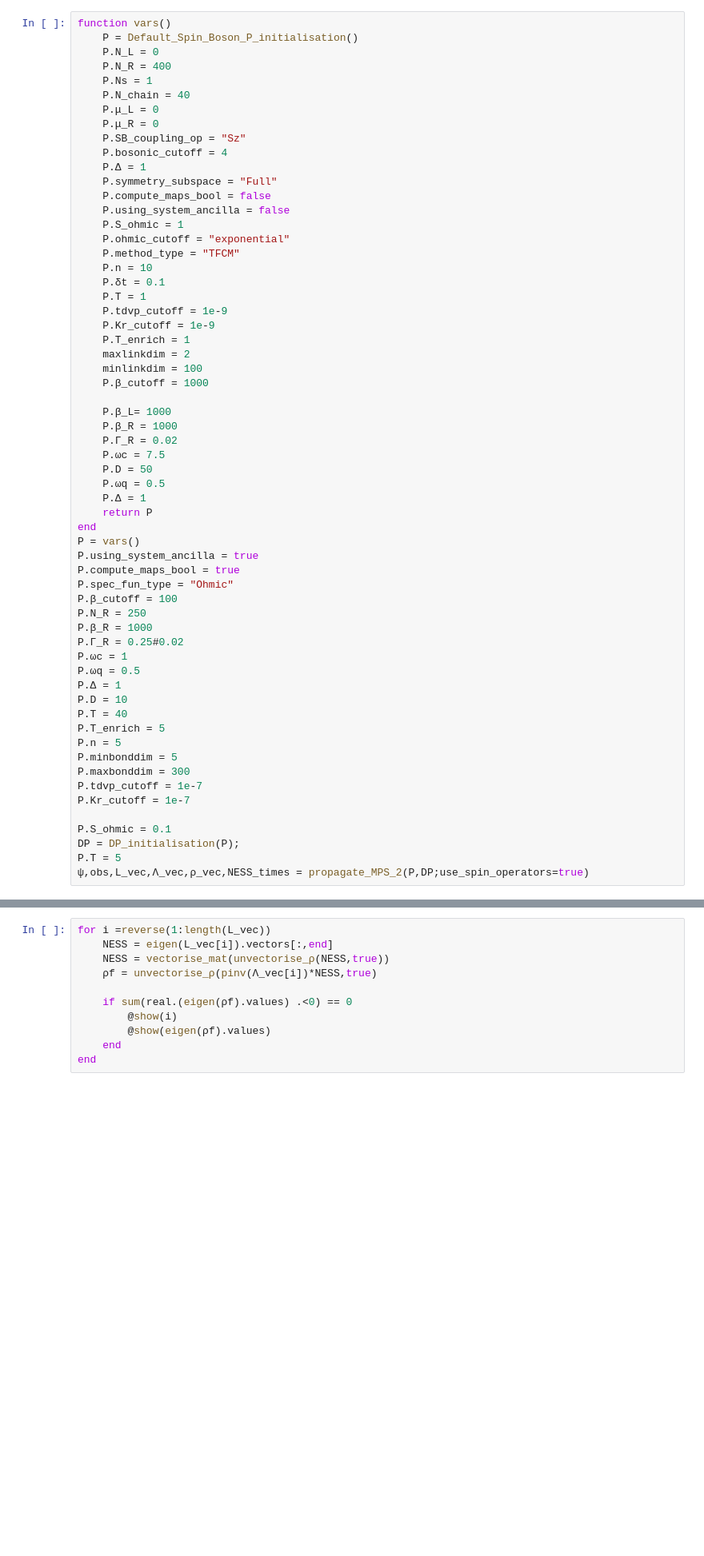
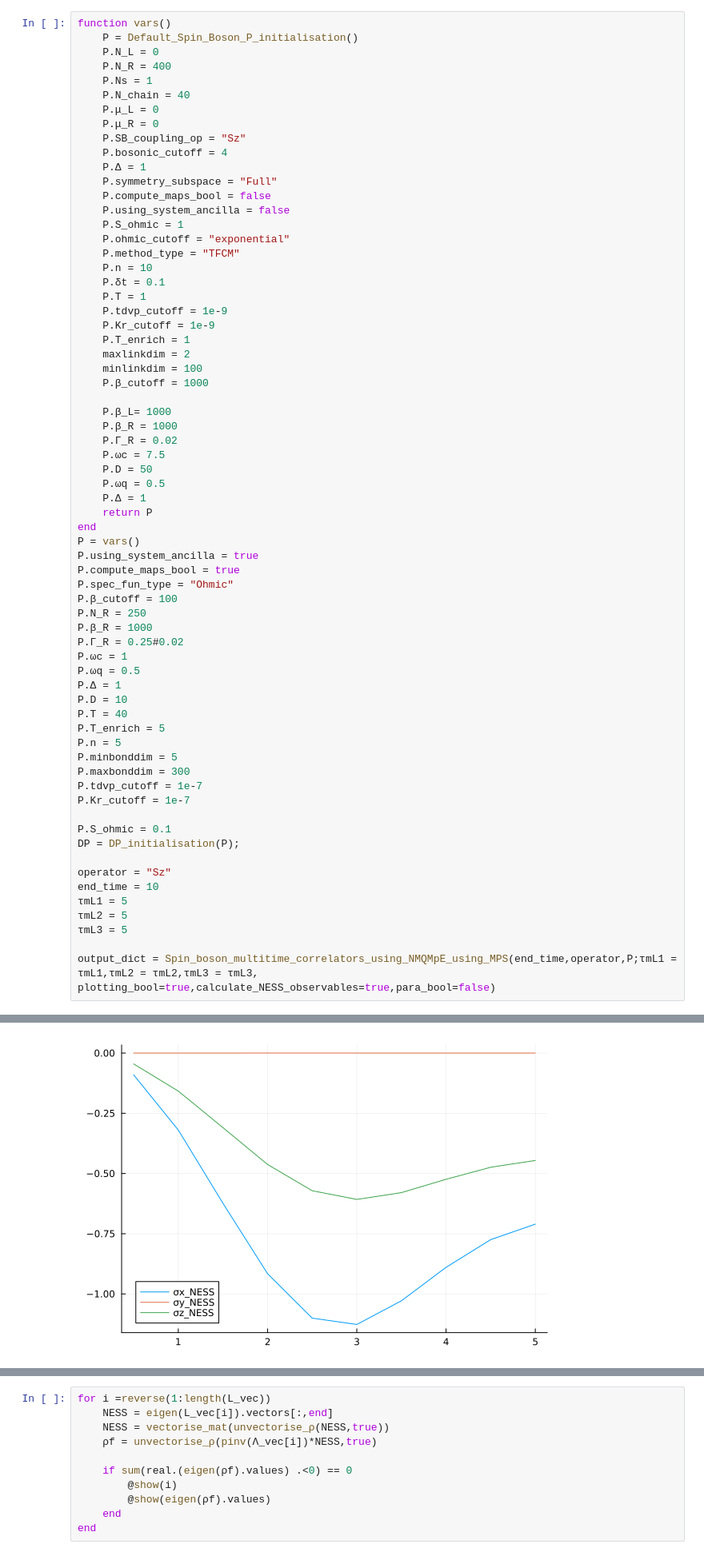
Before and after one commit to DavidStrachan1/Cleaned-PhD-repository, a Jupyter notebook: notebooks/Multitime_correlation_functions/Spin_boson.ipynb, the cells around one changed output, grey strips where cells are left out. Shown at 80% size. Drawn from its saved outputs; the diff is of its cells as text; blank space fills up the shorter version.

```diff
--- a/notebooks/Multitime_correlation_functions/Spin_boson.ipynb
+++ b/notebooks/Multitime_correlation_functions/Spin_boson.ipynb
@@ -59,5 +61,13 @@ P.Kr_cutoff = 1e-7
 
 P.S_ohmic = 0.1
 DP = DP_initialisation(P);
-P.T = 5
-ψ,obs,L_vec,Λ_vec,ρ_vec,NESS_times = propagate_MPS_2(P,DP;use_spin_operators=true)
+
+operator = "Sz"
+end_time = 10
+τmL1 = 5
+τmL2 = 5
+τmL3 = 5
+
+output_dict = Spin_boson_multitime_correlators_using_NMQMpE_using_MPS(end_time,operator,P;τmL1 = τmL1,τmL2 = τmL2,τmL3 = τmL3,
+plotting_bool=true,calculate_NESS_observables=true,para_bool=false)
+# %% [output]
@@ -63,0 +91 @@ P.T = 5
+[figure, added]
```
Also changed, not shown: parts of 9 cells of this notebook, 5 other files.
